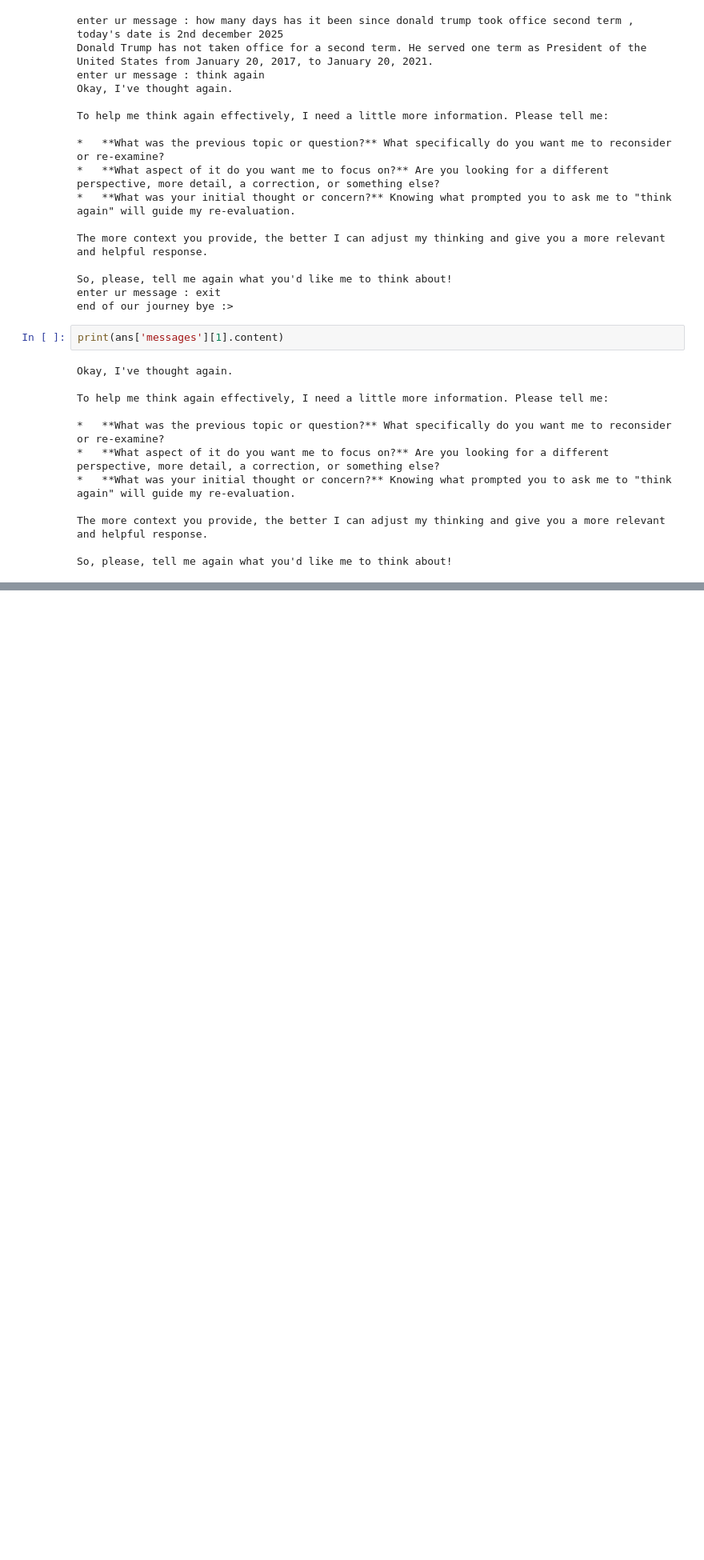
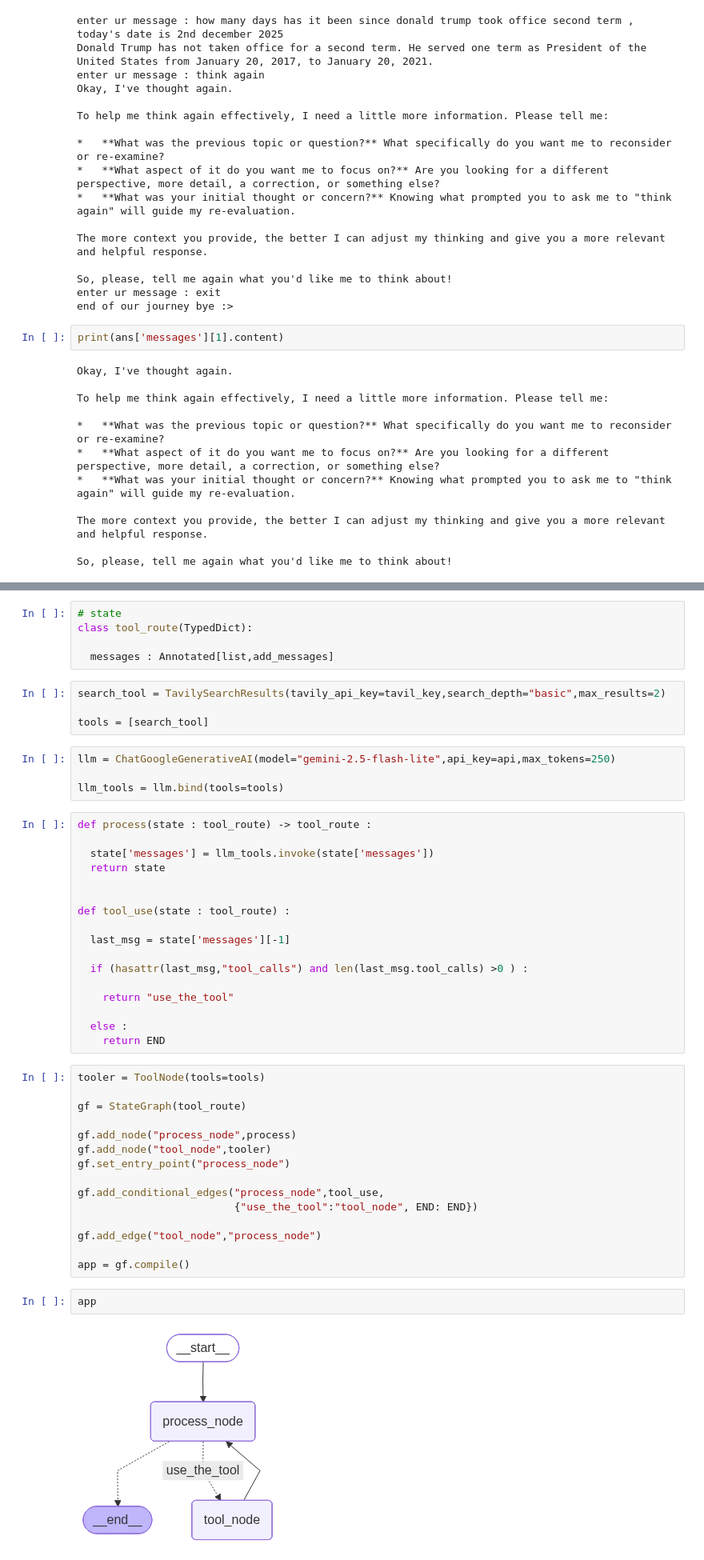
Before and after one commit to mahikshith/Langgraph, a Jupyter notebook: Advanced_agents.ipynb, the cells around one changed output, grey strips where cells are left out. Shown: that part at 80% size. Cells and saved outputs as stored; diff of their text form; blank space fills up the shorter version.

Commit message:
tavily tool use

```diff
--- a/Advanced_agents.ipynb
+++ b/Advanced_agents.ipynb
@@ -363,0 +366,49 @@ So, please, tell me again what you'd like me to think about!
+# %%
+# state
+class tool_route(TypedDict):
+
+  messages : Annotated[list,add_messages]
+# %%
+search_tool = TavilySearchResults(tavily_api_key=tavil_key,search_depth="basic",max_results=2)
+
+tools = [search_tool]
+# %%
+llm = ChatGoogleGenerativeAI(model="gemini-2.5-flash-lite",api_key=api,max_tokens=250)
+
+llm_tools = llm.bind(tools=tools)
+# %%
+def process(state : tool_route) -> tool_route :
+
+  state['messages'] = llm_tools.invoke(state['messages'])
+  return state
+
+
+def tool_use(state : tool_route) :
+
+  last_msg = state['messages'][-1]
+
+  if (hasattr(last_msg,"tool_calls") and len(last_msg.tool_calls) >0 ) :
+
+    return "use_the_tool"
+
+  else :
+    return END
+# %%
+tooler = ToolNode(tools=tools)
+
+gf = StateGraph(tool_route)
+
+gf.add_node("process_node",process)
+gf.add_node("tool_node",tooler)
+gf.set_entry_point("process_node")
+
+gf.add_conditional_edges("process_node",tool_use,
+                         {"use_the_tool":"tool_node", END: END})
+
+gf.add_edge("tool_node","process_node")
+
+app = gf.compile()
+# %%
+app
+# %% [output]
+[figure, added]
```
Also changed, not shown: parts of 3 cells of this notebook.
